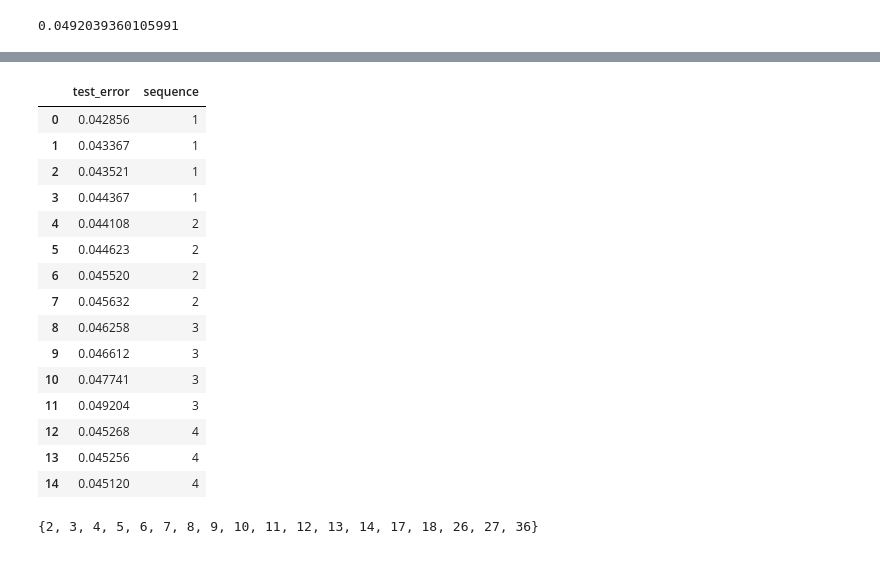
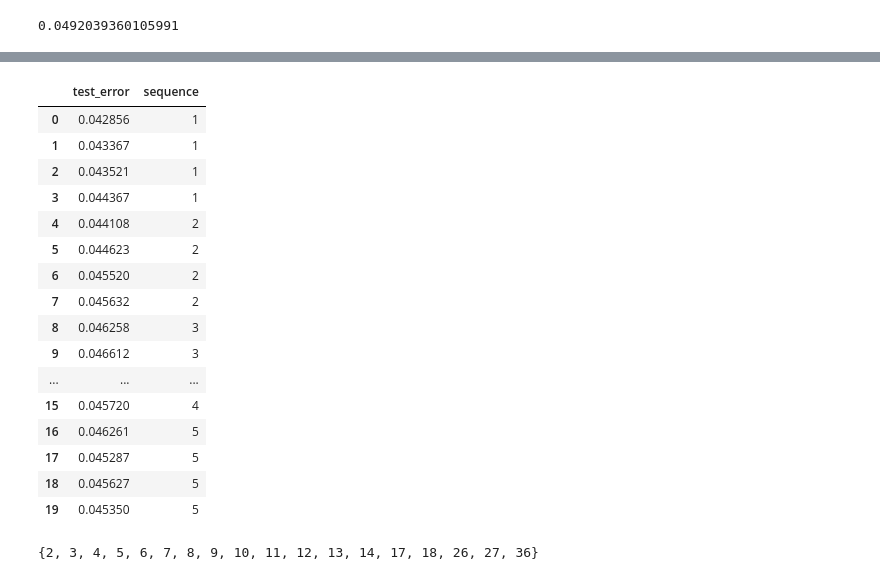
Before and after one commit to ponakilan/vid-anomaly, a Jupyter notebook: test.ipynb, the cells around one changed output, grey strips where cells are left out. Cells and saved outputs as stored; diff of their text form; code cells hidden in the pictures.

```diff
--- a/test.ipynb
+++ b/test.ipynb
@@ -171,29 +155,30 @@ anomaly_seq_nums
 # %%
 test_errors.iloc[:, 1:].head(15)
 
 indices = []
 for i in range(1, 37):
     indices.extend([i]*4)
 
 test_errors['sequence'] = indices
-test_errors.iloc[:, 1:].head(15)
+test_errors.iloc[:, 1:].head(20)
 # %% [output]
 |  | test_error | sequence |
 | 0 | 0.042856 | 1 |
 | 1 | 0.043367 | 1 |
 | 2 | 0.043521 | 1 |
 | 3 | 0.044367 | 1 |
 | 4 | 0.044108 | 2 |
 | 5 | 0.044623 | 2 |
 | 6 | 0.045520 | 2 |
 | 7 | 0.045632 | 2 |
 | 8 | 0.046258 | 3 |
 | 9 | 0.046612 | 3 |
-| 10 | 0.047741 | 3 |
-| 11 | 0.049204 | 3 |
-| 12 | 0.045268 | 4 |
-| 13 | 0.045256 | 4 |
-| 14 | 0.045120 | 4 |
+| ... | ... | ... |
+| 15 | 0.045720 | 4 |
+| 16 | 0.046261 | 5 |
+| 17 | 0.045287 | 5 |
+| 18 | 0.045627 | 5 |
+| 19 | 0.045350 | 5 |
 # %%
 res = set()
 threshold = 0.045
```
Also changed, not shown: parts of 2 cells of this notebook, 13 other files.
